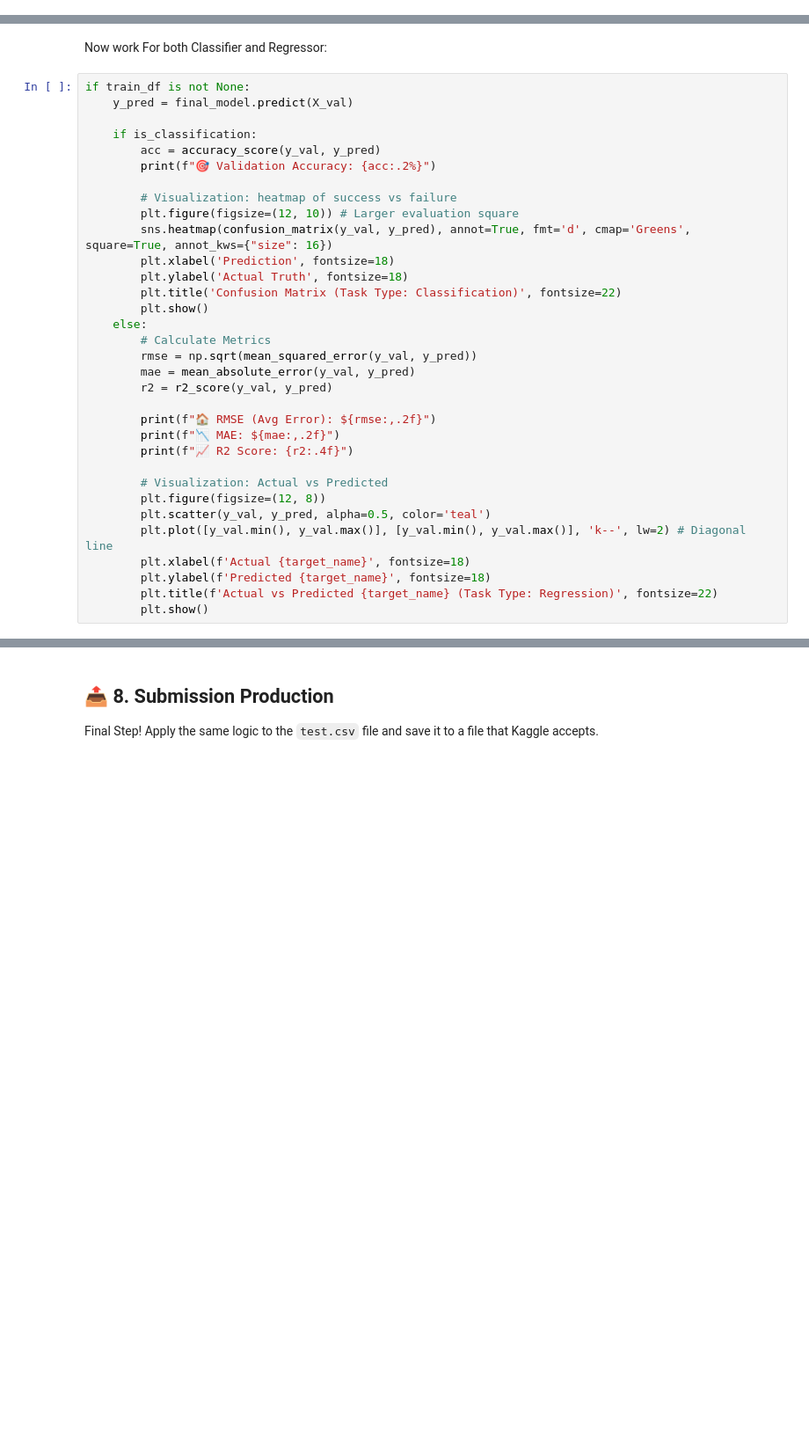
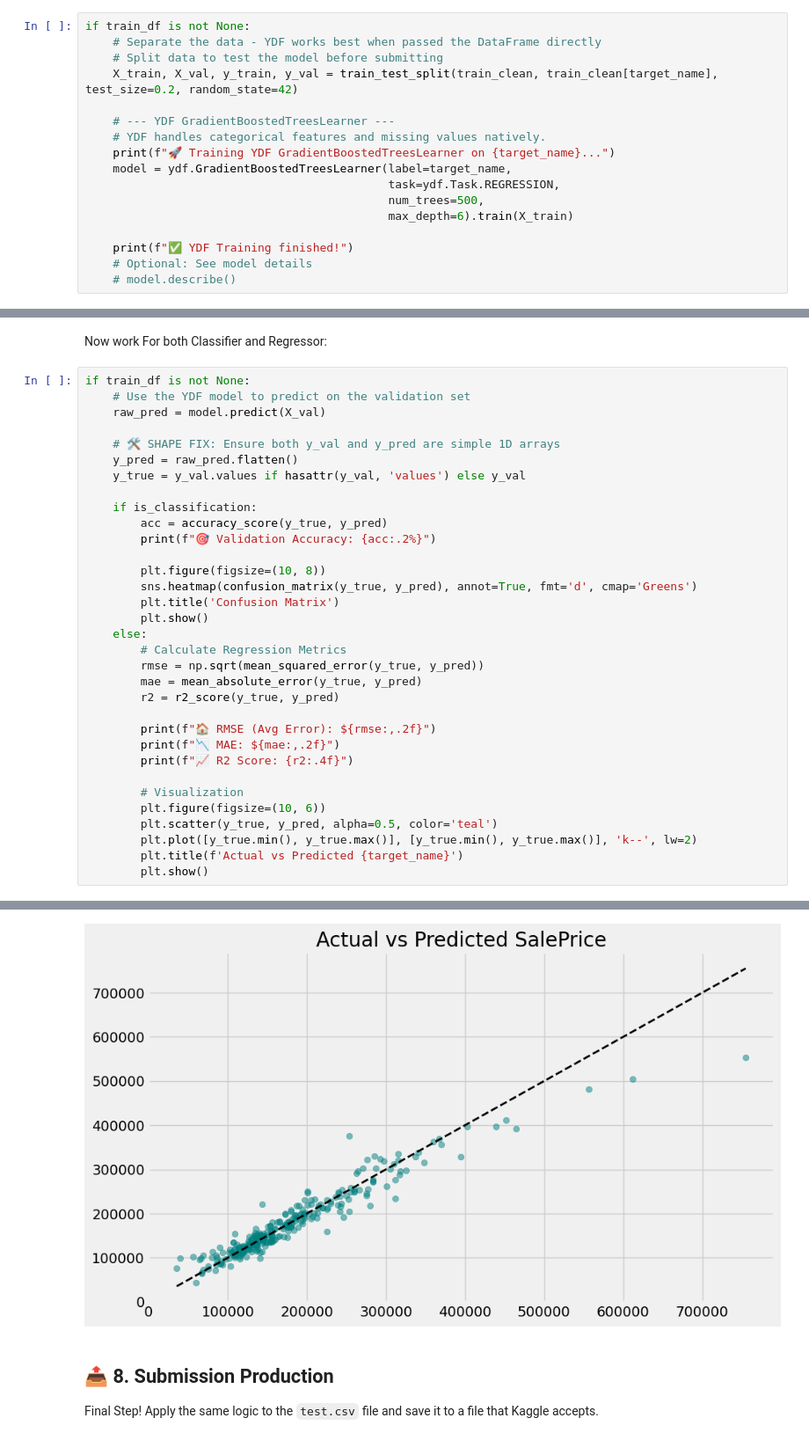
Before and after one commit to Uwater1/kaggle, a Jupyter notebook: house2.ipynb, the cells around one changed output, grey strips where cells are left out. Shown at 88% size. Cells and saved outputs as stored; diff of their text form; blank space fills up the shorter version.

```diff
--- a/house2.ipynb
+++ b/house2.ipynb
@@ -340,0 +401,17 @@ if train_df is not None:
+# %%
+if train_df is not None:
+    # Separate the data - YDF works best when passed the DataFrame directly
+    # Split data to test the model before submitting
+    X_train, X_val, y_train, y_val = train_test_split(train_clean, train_clean[target_name], test_size=0.2, random_state=42)
+
+    # --- YDF GradientBoostedTreesLearner ---
+    # YDF handles categorical features and missing values natively.
+    print(f"🚀 Training YDF GradientBoostedTreesLearner on {target_name}...")
+    model = ydf.GradientBoostedTreesLearner(label=target_name,
+                                            task=ydf.Task.REGRESSION,
+                                            num_trees=500,
+                                            max_depth=6).train(X_train)
+
+    print(f"✅ YDF Training finished!")
+    # Optional: See model details
+    # model.describe()
@@ -347,34 +450,35 @@ How well did we do? We check the accuracy score and the **Confusion Matrix** to
 Now work For both Classifier and Regressor:
 # %%
 if train_df is not None:
-    y_pred = final_model.predict(X_val)
+    # Use the YDF model to predict on the validation set
+    raw_pred = model.predict(X_val)
+
+    # 🛠️ SHAPE FIX: Ensure both y_val and y_pred are simple 1D arrays
+    y_pred = raw_pred.flatten()
+    y_true = y_val.values if hasattr(y_val, 'values') else y_val
 
     if is_classification:
-        acc = accuracy_score(y_val, y_pred)
+        acc = accuracy_score(y_true, y_pred)
         print(f"🎯 Validation Accuracy: {acc:.2%}")
 
-        # Visualization: heatmap of success vs failure
-        plt.figure(figsize=(12, 10)) # Larger evaluation square
-        sns.heatmap(confusion_matrix(y_val, y_pred), annot=True, fmt='d', cmap='Greens', square=True, annot_kws={"size": 16})
-        plt.xlabel('Prediction', fontsize=18)
-        plt.ylabel('Actual Truth', fontsize=18)
-        plt.title('Confusion Matrix (Task Type: Classification)', fontsize=22)
+        plt.figure(figsize=(10, 8))
+        sns.heatmap(confusion_matrix(y_true, y_pred), annot=True, fmt='d', cmap='Greens')
+        plt.title('Confusion Matrix')
         plt.show()
     else:
-        # Calculate Metrics
-        rmse = np.sqrt(mean_squared_error(y_val, y_pred))
-        mae = mean_absolute_error(y_val, y_pred)
-        r2 = r2_score(y_val, y_pred)
+        # Calculate Regression Metrics
+        rmse = np.sqrt(mean_squared_error(y_true, y_pred))
+        mae = mean_absolute_error(y_true, y_pred)
+        r2 = r2_score(y_true, y_pred)
 
         print(f"🏠 RMSE (Avg Error): ${rmse:,.2f}")
         print(f"📉 MAE: ${mae:,.2f}")
         print(f"📈 R2 Score: {r2:.4f}")
 
-        # Visualization: Actual vs Predicted
-        plt.figure(figsize=(12, 8))
-        plt.scatter(y_val, y_pred, alpha=0.5, color='teal')
-        plt.plot([y_val.min(), y_val.max()], [y_val.min(), y_val.max()], 'k--', lw=2) # Diagonal line
-        plt.xlabel(f'Actual {target_name}', fontsize=18)
-        plt.ylabel(f'Predicted {target_name}', fontsize=18)
-        plt.title(f'Actual vs Predicted {target_name} (Task Type: Regression)', fontsize=22)
+        # Visualization
+        plt.figure(figsize=(10, 6))
+        plt.scatter(y_true, y_pred, alpha=0.5, color='teal')
+        plt.plot([y_true.min(), y_true.max()], [y_true.min(), y_true.max()], 'k--', lw=2)
+        plt.title(f'Actual vs Predicted {target_name}')
         plt.show()
+# %% [output]
@@ -381,3 +488,4 @@ if train_df is not None:
+[figure, added]
 # %% [markdown]
 <a id='submit'></a>
 ## 📤 8. Submission Production
```
Also changed, not shown: parts of 18 cells of this notebook, 1 other file.
